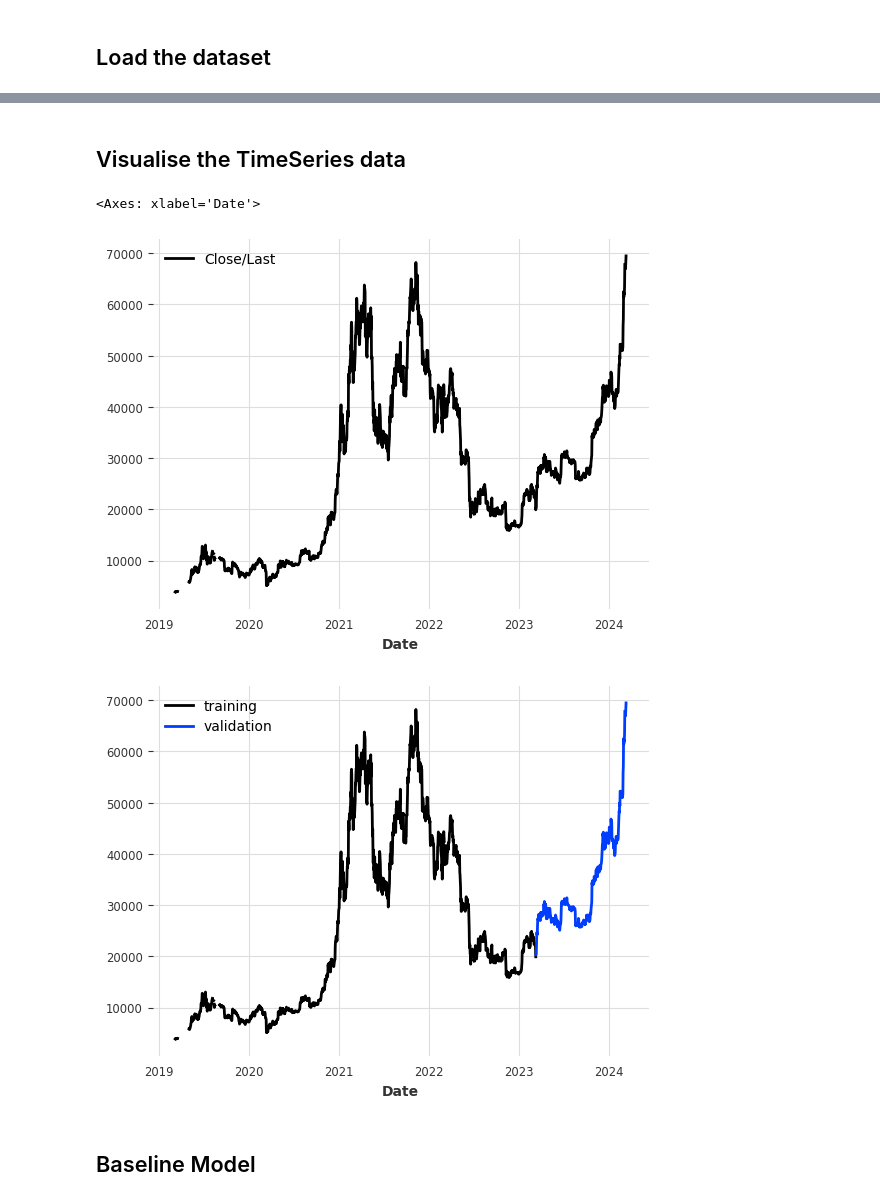
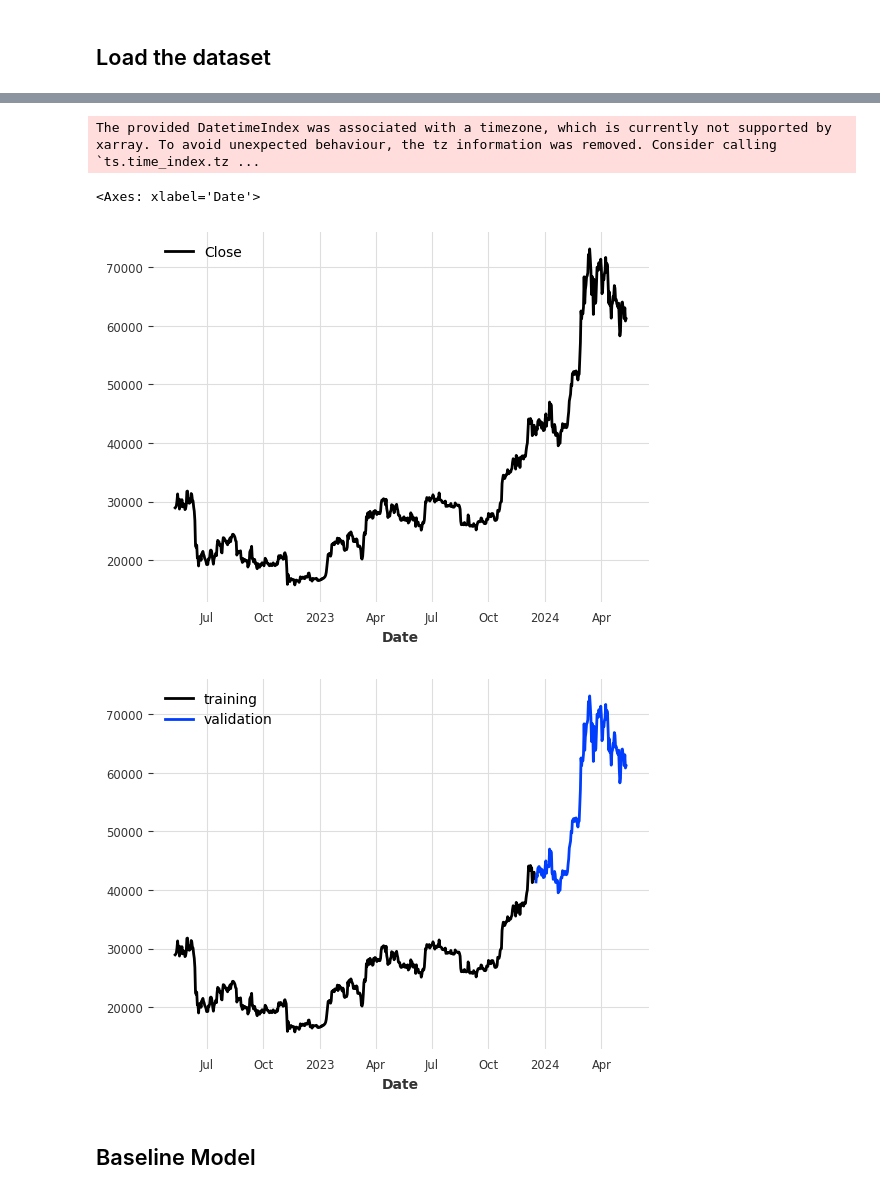
Before and after one commit to kosmydel/stock-timeseries-prediction, a Jupyter notebook: bitcoin.ipynb, the cells around one changed output, grey strips where cells are left out. Drawn from its saved outputs; the diff is of its cells as text; code cells hidden in the pictures.

```diff
--- a/bitcoin.ipynb
+++ b/bitcoin.ipynb
@@ -43,2 +15,0 @@ df.describe()
-# %% [markdown]
-## Visualise the TimeSeries data
@@ -47,8 +16,21 @@ series = TimeSeries.from_dataframe(df, time_col='Date', value_cols='Close/Last',
-# %%
-series.plot()
-# %% [output]
-<Axes: xlabel='Date'>
-[figure, removed]
+# %%
+import yfinance as yf
+
+kwargs = {
+    'period': '2y',
+}
+
+bitcoin = yf.Ticker("BTC-USD").history(**kwargs)
+# sp500 = yf.Ticker("^GSPC").history(**kwargs)
+
+df = bitcoin
+
+series = TimeSeries.from_dataframe(df, value_cols='Close')
+series.plot()
+# %% [output]
+The provided DatetimeIndex was associated with a timezone, which is currently not supported by xarray. To avoid unexpected behaviour, the tz information was removed. Consider calling `ts.time_index.tz ...
+<Axes: xlabel='Date'>
+[figure, added]
 # %%
 train, val = series.split_after(0.8)
 train.plot(label="training")
@@ -56,7 +38,7 @@ val.plot(label="validation")
 
 to_predict = len(val)
 # %% [output]
-[figure, old version]
+[figure, new version]
 # %% [markdown]
 ## Baseline Model
 # %%
```
Also changed, not shown: parts of 6 cells of this notebook, 1 other file.
